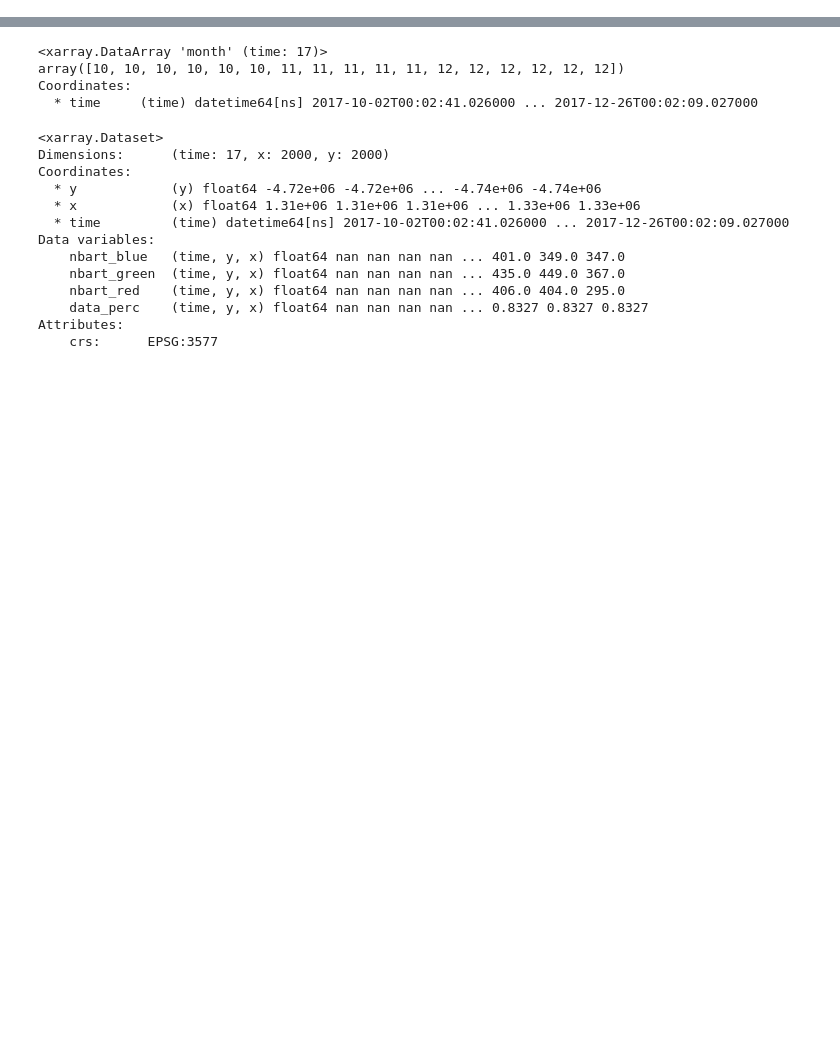
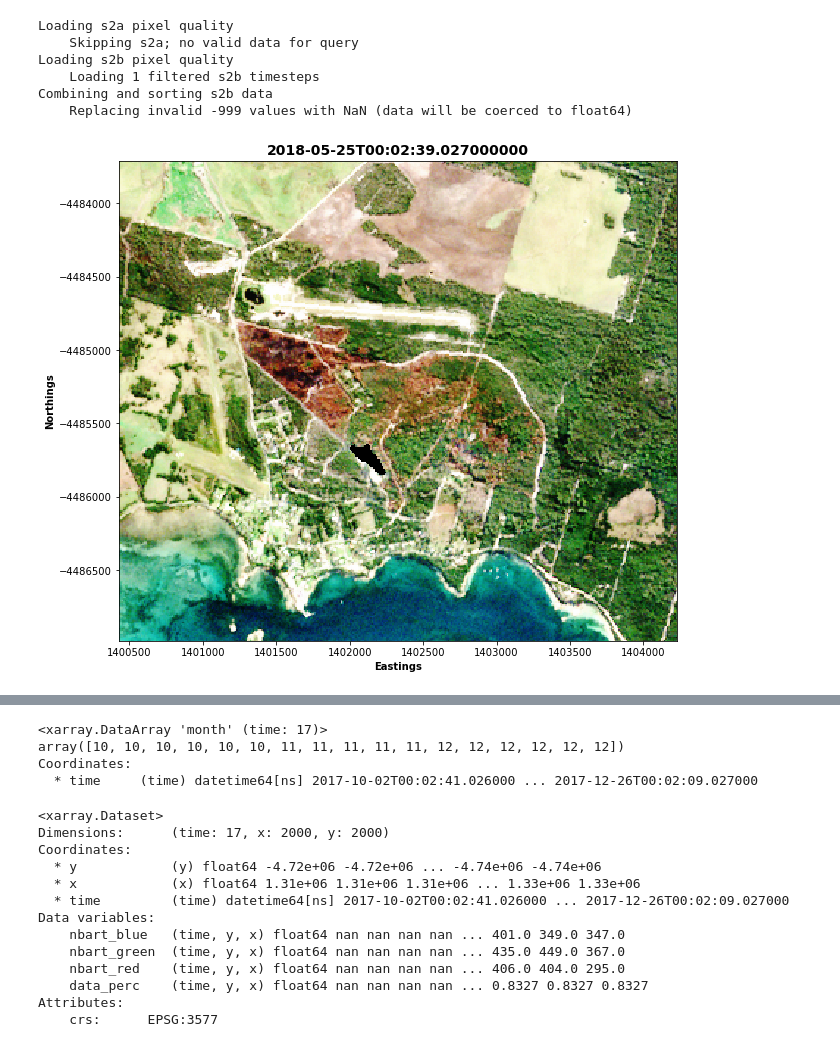
Before and after one commit to taslandcover/DEA_testing, a Jupyter notebook: notebooks/Datahandling_sentinel.ipynb, the cells around one changed output, grey strips where cells are left out. Cells and saved outputs as stored; diff of their text form; code cells hidden in the pictures; blank space fills up the shorter version.

```diff
--- a/notebooks/Datahandling_sentinel.ipynb
+++ b/notebooks/Datahandling_sentinel.ipynb
@@ -22,15 +22,3 @@ import DEADataHandling
 
 import datacube
 dc = datacube.Datacube(app='load_sentinel_example')
-# %%
-'''
-query = {
-        'lat': (-35.27, -35.33),
-        'lon': (149.07, 149.15),
-        'output_crs': 'EPSG:3577',
-        'resolution': (-20, 20),
-        'time': ('2017-01-01', '2017-02-01')
-        }
-
-Canberra = dc.load(product='s2a_ard_granule', group_by='solar_day', **query)
-'''
@@ -39,30 +25,30 @@ Canberra = dc.load(product='s2a_ard_granule', group_by='solar_day', **query)
 # %%
-#x, y = (1300000.0, 1350000.0), (-4750000.0, -4800000.0)
-x, y = (1310000.00, 1330000.00), (-4720000.00, -4740000.00)
-#product = 'nbart' #can be 'nbar', 'nbart' or 'fc'. Defaults to 'nbart'
-#sensors = ['ls7', 'ls8'] #take or remove as needed
-time = ('2017-10-01', '2017-12-31')
-bands = ['nbart_blue', 'nbart_green', 'nbart_red']
-#bands = ['nbart_red', 'nbart_green',  'nbart_blue']
+time = ('2019-03-01')
+bands = ['nbart_blue', 'nbart_green', 'nbart_red', 'nbart_nir_1']
 resolution = (-10,10)
 
 query = {
-        'x': x,
-        'y': y,
-        #'lat': (-35.27, -35.33),
-        #'lon': (149.07, 149.15),
-        'crs': 'EPSG:3577',
+        #'x': x,
+        #'y': y,
+        'lat': (-40.188, -40.214),
+        'lon': (148.228, 148.268),
+        #'crs': 'EPSG:3577',
         'output_crs': 'EPSG:3577',
         'resolution': resolution, #(-20, 20),
+        #'measurements': ['nbart_blue', 'nbart_green', 'nbart_red', 'nbart_nir_1'],
         'time': time #('2017-01-01', '2017-02-01')
         }
 
 #canberra_cm = dc.load(product='s2a_ard_granule', group_by='solar_day', **query)
 
-canberra_cm = DEADataHandling.load_clearsentinel2(dc=dc, query=query,
+
+data10 = DEADataHandling.load_clearsentinel2(dc=dc, query=query,
                                                   masked_prop=0,
                                                   bands_of_interest = bands,
                                                   #mask_invalid_data = False,
-                                                  mask_pixel_quality=True)
+                                                  mask_pixel_quality=False)
+
+
+#data10 = dc.load(product='s2a_ard_granule', **query, group_by='solar_day')
 # %% [output]
 Loading s2a pixel quality
@@ -73,0 +62,31 @@ Combining and sorting s2a, s2b data
+# %%
+time = ('2018-05-25')
+bands = ['nbart_blue', 'nbart_green', 'nbart_red', 'nbart_nir_1', 'nbart_swir_2']
+#bands = ['nbart_red', 'nbart_green',  'nbart_blue']
+resolution = (-20,20)
+
+query = {
+        #'x': x,
+        #'y': y,
+        'lat': (-40.188, -40.214),
+        'lon': (148.228, 148.268),
+        #'crs': 'EPSG:3577',
+        'output_crs': 'EPSG:3577',
+        'resolution': resolution,
+        'time': time
+        }
+
+#canberra_cm = dc.load(product='s2a_ard_granule', group_by='solar_day', **query)
+
+data20 = DEADataHandling.load_clearsentinel2(dc=dc, query=query,
+                                                  masked_prop=0,
+                                                  bands_of_interest = bands,
+                                                  #mask_invalid_data = False,
+                                                  mask_pixel_quality=False)
+# %% [output]
+Loading s2a pixel quality
+    Skipping s2a; no valid data for query
+Loading s2b pixel quality
+    Loading 1 filtered s2b timesteps
+Combining and sorting s2b data
+    Replacing invalid -999 values with NaN (data will be coerced to float64)
@@ -73,0 +95,4 @@ Combining and sorting s2a, s2b data
+# %%
+DEAPlotting.three_band_image(data10, bands = ['nbart_red', 'nbart_green', 'nbart_blue'], time = 0, contrast_enhance=True);
+# %% [output]
+[figure, added]
```
Also changed, not shown: parts of 7 cells of this notebook, 13 other files.
